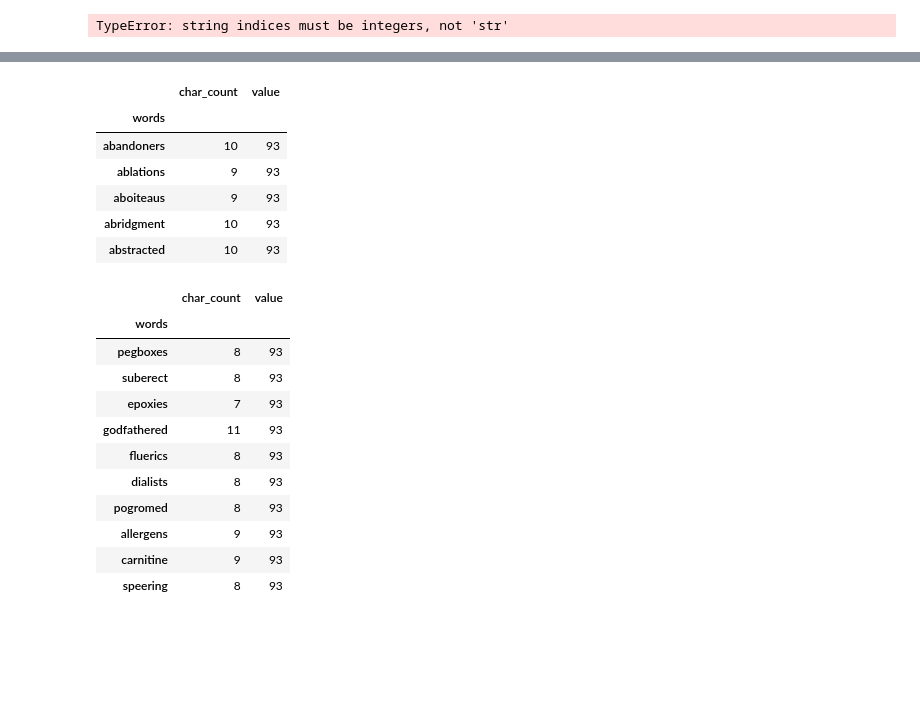
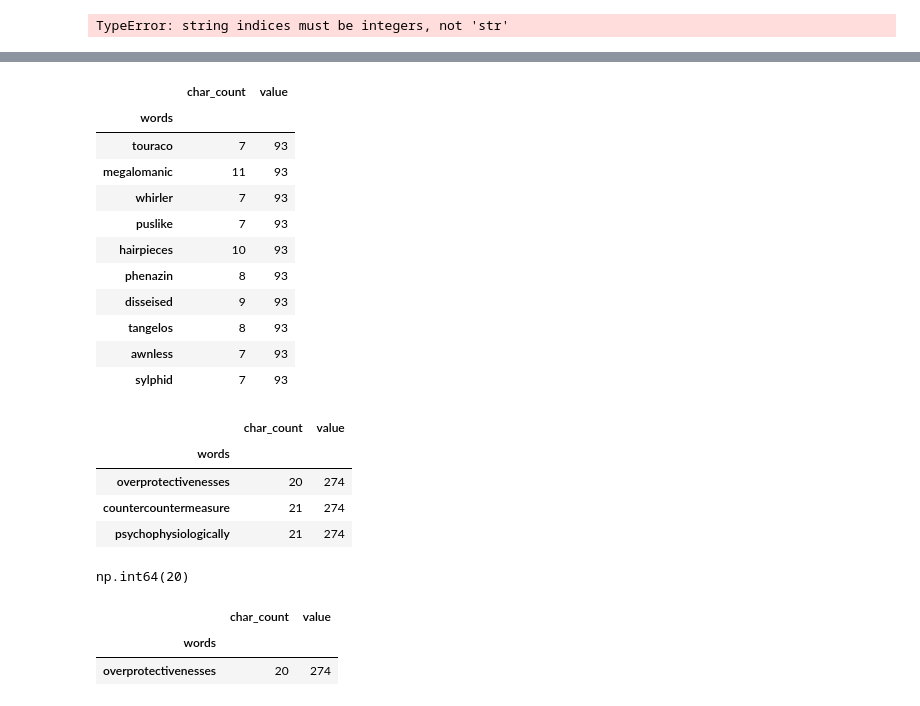
Before and after one commit to Zacks406/words_count_project, a Jupyter notebook: word_count_project.ipynb, the cells around one changed output, grey strips where cells are left out. Drawn from its saved outputs; the diff is of its cells as text; code cells hidden in the pictures; blank space fills up the shorter version.

```diff
--- a/word_count_project.ipynb
+++ b/word_count_project.ipynb
@@ -201,6 +204,8 @@ df
 172823 rows × 3 columns
 # %%
 df["char_count"] = df["char_count"].fillna(0).astype(int)
+# %%
+df["ch"] = df["char_count"].fillna(0).astype(int)
 # %%
 df["char_count"]
 # %% [output]
@@ -400,25 +376,37 @@ Name: count, dtype: int64
 # %%
 df.loc[df["value"] == 93].head()
-# %% [output]
-|  | char_count | value |
-| words |  |  |
-| abandoners | 10 | 93 |
-| ablations | 9 | 93 |
-| aboiteaus | 9 | 93 |
-| abridgment | 10 | 93 |
-| abstracted | 10 | 93 |
 # %%
 df[df["value"] == 93].sample(10)
 # %% [output]
 |  | char_count | value |
 | words |  |  |
-| pegboxes | 8 | 93 |
-| suberect | 8 | 93 |
-| epoxies | 7 | 93 |
-| godfathered | 11 | 93 |
-| fluerics | 8 | 93 |
-| dialists | 8 | 93 |
-| pogromed | 8 | 93 |
-| allergens | 9 | 93 |
-| carnitine | 9 | 93 |
-| speering | 8 | 93 |
+| touraco | 7 | 93 |
+| megalomanic | 11 | 93 |
+| whirler | 7 | 93 |
+| puslike | 7 | 93 |
+| hairpieces | 10 | 93 |
+| phenazin | 8 | 93 |
+| disseised | 9 | 93 |
+| tangelos | 8 | 93 |
+| awnless | 7 | 93 |
+| sylphid | 7 | 93 |
+# %%
+df.loc[df["value"] == 274].sort_values(by = "char_count", ascending = True)
+# %% [output]
+|  | char_count | value |
+| words |  |  |
+| overprotectivenesses | 20 | 274 |
+| countercountermeasure | 21 | 274 |
+| psychophysiologically | 21 | 274 |
+# %%
+df.loc[df["value"] == 274, "char_count"].min()
+# %% [output]
+np.int64(20)
+# %%
+df.loc[
+    (df["value"] == 274) & (df["char_count"] == 20)
+    ]
+# %% [output]
+|  | char_count | value |
+| words |  |  |
+| overprotectivenesses | 20 | 274 |
```
Also changed, not shown: parts of 15 cells of this notebook.
